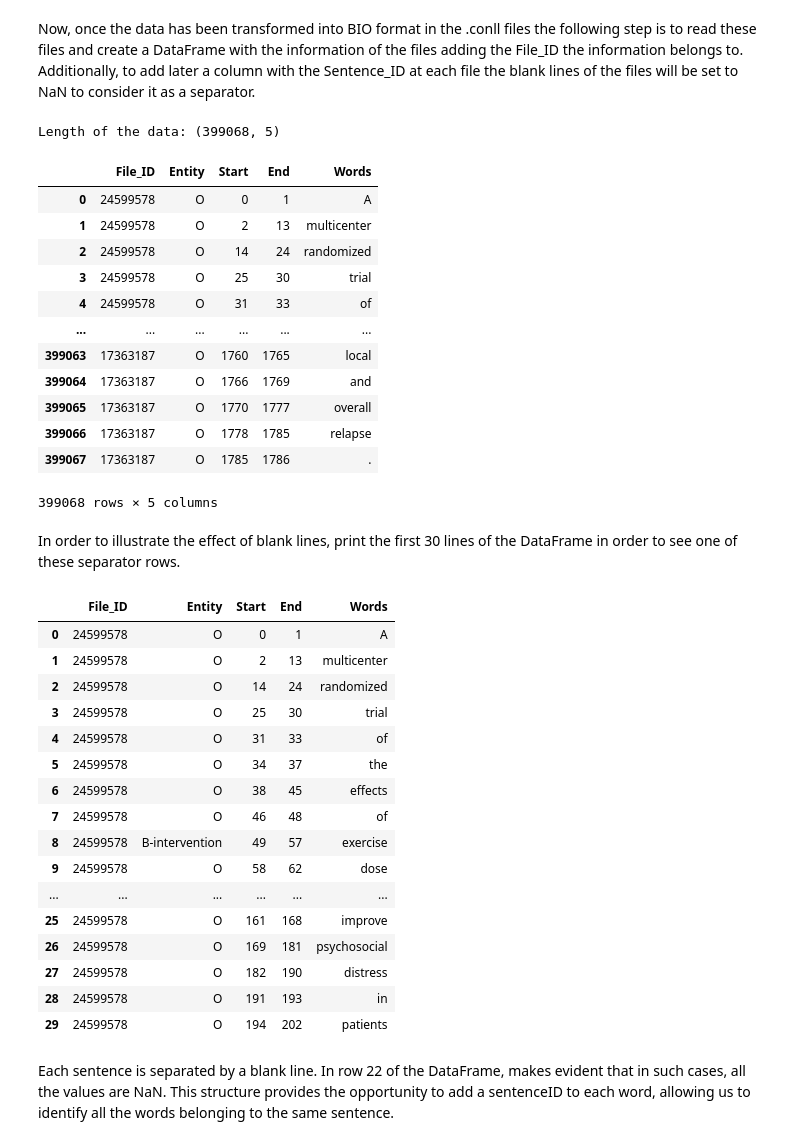
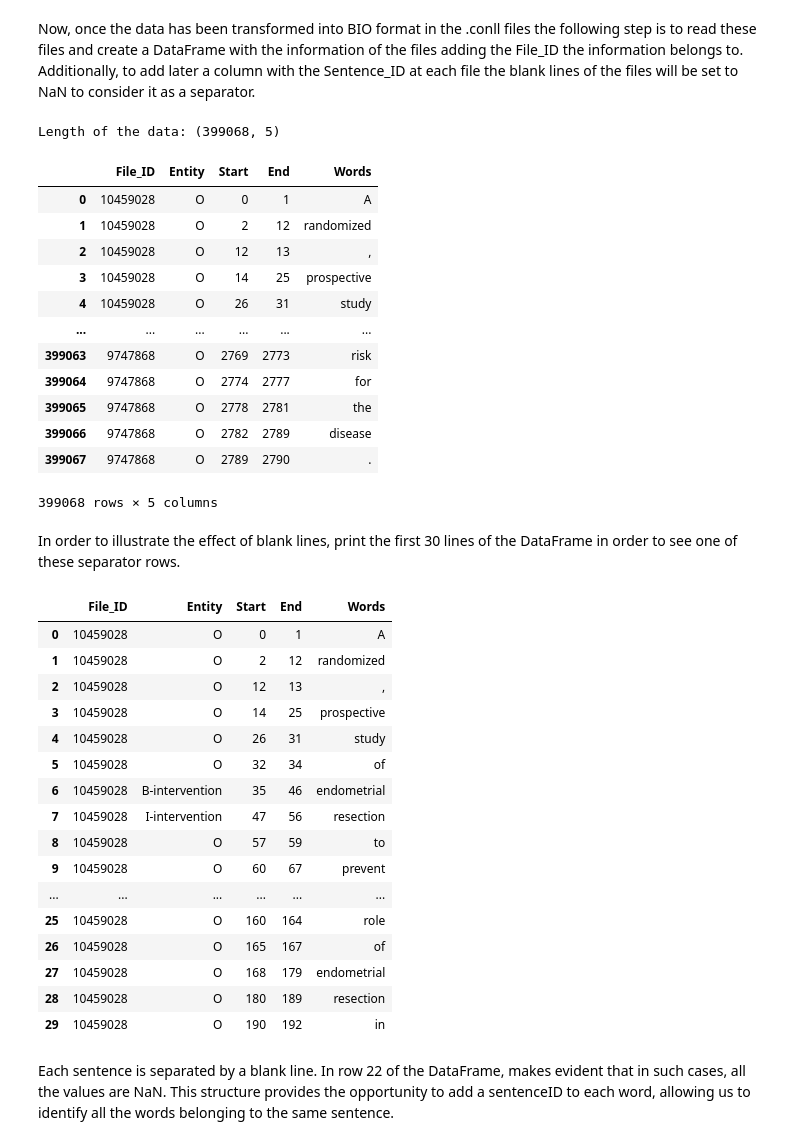
Before and after one commit to cuevascarlos/ClinicalTrials, a Jupyter notebook: Preprocessing.ipynb, the cells around one changed output. Drawn from its saved outputs; the diff is of its cells as text; code cells hidden in the pictures.

```diff
--- a/Preprocessing.ipynb
+++ b/Preprocessing.ipynb
@@ -51,49 +51,49 @@ Now, once the data has been transformed into BIO format in the .conll files the
 data = {'File_ID': [], 'Entity': [], 'Start': [], 'End': [], 'Words': []}
 
 #Read the root of .conll files
-conll_files = [file for file in os.listdir('./data/') if file.endswith(".conll")]
+conll_files = sorted([file for file in os.listdir('./data/') if file.endswith(".conll")])
 
 for file in conll_files:
     #Read the files
     file_path = os.path.join('./data/', file)
     with open(file_path, "r") as f:
         lines = f.readlines()
 
         #Add the info of each line of 'file' to the data dict
         for line in lines:
             data['File_ID'].append(file.split('.')[0])
             line = line.split()
             if len(line)>0:
                 data['Entity'].append(line[0])
                 data['Start'].append(line[1])
                 data['End'].append(line[2])
                 data['Words'].append(line[3])
             else: #For blank lines
                 data['Entity'].append(np.nan)
                 data['Start'].append(np.nan)
                 data['End'].append(np.nan)
                 data['Words'].append(np.nan)
 
 #Transform data dict into DataFrame
 data_df = pd.DataFrame(data)
 
 #Report the shape and an overview of the DataFrame
 print(f"Length of the data: {data_df.shape}")
 data_df
 # %% [output]
 Length of the data: (399068, 5)
 |  | File_ID | Entity | Start | End | Words |
-| 0 | 24599578 | O | 0 | 1 | A |
-| 1 | 24599578 | O | 2 | 13 | multicenter |
-| 2 | 24599578 | O | 14 | 24 | randomized |
-| 3 | 24599578 | O | 25 | 30 | trial |
-| 4 | 24599578 | O | 31 | 33 | of |
+| 0 | 10459028 | O | 0 | 1 | A |
+| 1 | 10459028 | O | 2 | 12 | randomized |
+| 2 | 10459028 | O | 12 | 13 | , |
+| 3 | 10459028 | O | 14 | 25 | prospective |
+| 4 | 10459028 | O | 26 | 31 | study |
 | ... | ... | ... | ... | ... | ... |
-| 399063 | 17363187 | O | 1760 | 1765 | local |
-| 399064 | 17363187 | O | 1766 | 1769 | and |
-| 399065 | 17363187 | O | 1770 | 1777 | overall |
-| 399066 | 17363187 | O | 1778 | 1785 | relapse |
-| 399067 | 17363187 | O | 1785 | 1786 | . |
+| 399063 | 9747868 | O | 2769 | 2773 | risk |
+| 399064 | 9747868 | O | 2774 | 2777 | for |
+| 399065 | 9747868 | O | 2778 | 2781 | the |
+| 399066 | 9747868 | O | 2782 | 2789 | disease |
+| 399067 | 9747868 | O | 2789 | 2790 | . |
 399068 rows × 5 columns
 # %% [markdown]
 In order to illustrate the effect of blank lines, print the first 30 lines of the DataFrame in order to see one of these separator rows.
@@ -101,22 +101,22 @@ In order to illustrate the effect of blank lines, print the first 30 lines of th
 data_df[0:30]
 # %% [output]
 |  | File_ID | Entity | Start | End | Words |
-| 0 | 24599578 | O | 0 | 1 | A |
-| 1 | 24599578 | O | 2 | 13 | multicenter |
-| 2 | 24599578 | O | 14 | 24 | randomized |
-| 3 | 24599578 | O | 25 | 30 | trial |
-| 4 | 24599578 | O | 31 | 33 | of |
-| 5 | 24599578 | O | 34 | 37 | the |
-| 6 | 24599578 | O | 38 | 45 | effects |
-| 7 | 24599578 | O | 46 | 48 | of |
-| 8 | 24599578 | B-intervention | 49 | 57 | exercise |
-| 9 | 24599578 | O | 58 | 62 | dose |
+| 0 | 10459028 | O | 0 | 1 | A |
+| 1 | 10459028 | O | 2 | 12 | randomized |
+| 2 | 10459028 | O | 12 | 13 | , |
+| 3 | 10459028 | O | 14 | 25 | prospective |
+| 4 | 10459028 | O | 26 | 31 | study |
+| 5 | 10459028 | O | 32 | 34 | of |
+| 6 | 10459028 | B-intervention | 35 | 46 | endometrial |
+| 7 | 10459028 | I-intervention | 47 | 56 | resection |
+| 8 | 10459028 | O | 57 | 59 | to |
+| 9 | 10459028 | O | 60 | 67 | prevent |
 | ... | ... | ... | ... | ... | ... |
-| 25 | 24599578 | O | 161 | 168 | improve |
-| 26 | 24599578 | O | 169 | 181 | psychosocial |
-| 27 | 24599578 | O | 182 | 190 | distress |
-| 28 | 24599578 | O | 191 | 193 | in |
-| 29 | 24599578 | O | 194 | 202 | patients |
+| 25 | 10459028 | O | 160 | 164 | role |
+| 26 | 10459028 | O | 165 | 167 | of |
+| 27 | 10459028 | O | 168 | 179 | endometrial |
+| 28 | 10459028 | O | 180 | 189 | resection |
+| 29 | 10459028 | O | 190 | 192 | in |
 # %% [markdown]
 Each sentence is separated by a blank line. In row 22 of the DataFrame, makes evident that in such cases, all the values are NaN. This structure provides the opportunity to add a sentenceID to each word, allowing us to identify all the words belonging to the same sentence.
 # %% [markdown]
```
Also changed, not shown: parts of 24 cells of this notebook.
